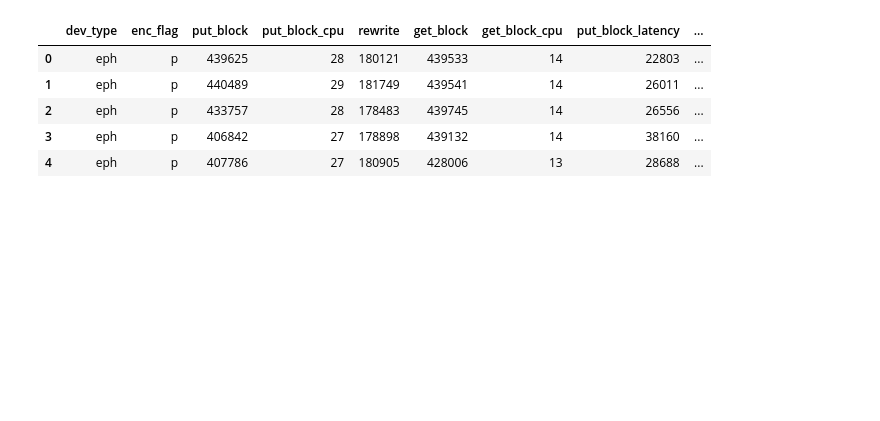
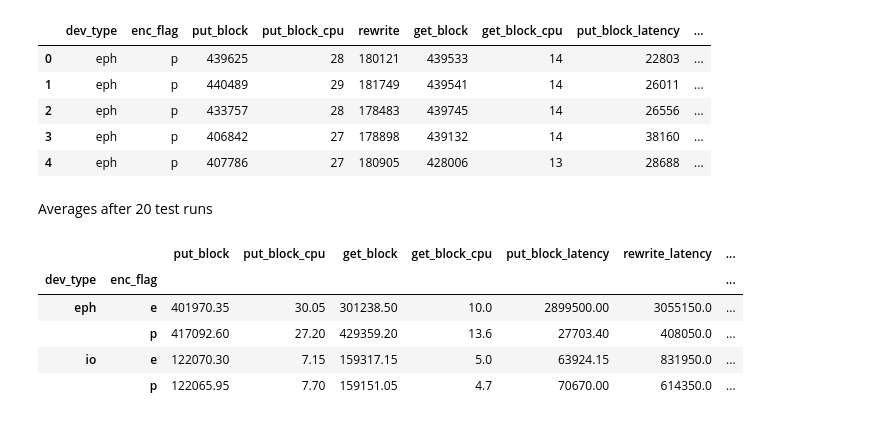
Before and after one commit to philipsoutham/aws-encryption-performance, a Jupyter notebook: To crypto, or not to crypto...-Copy2.ipynb, the cells around one changed output. Saved outputs shown, nothing was run; the diff lists cells and outputs as text; code cells hidden in the pictures; blank space fills up the shorter version.

```diff
--- a/To crypto, or not to crypto...-Copy2.ipynb
+++ b/To crypto, or not to crypto...-Copy2.ipynb
@@ -204,3 +238,14 @@ bonnie.head()
 | 2 | eph | p | 433757 | 28 | 178483 | 439745 | 14 | 26556 | ... |
 | 3 | eph | p | 406842 | 27 | 178898 | 439132 | 14 | 38160 | ... |
 | 4 | eph | p | 407786 | 27 | 180905 | 428006 | 13 | 28688 | ... |
+# %% [markdown]
+Averages after 20 test runs
+# %%
+bonnie.groupby(["dev_type","enc_flag"]).mean()
+# %% [output]
+|  |  | put_block | put_block_cpu | get_block | get_block_cpu | put_block_latency | rewrite_latency | ... |
+| dev_type | enc_flag |  |  |  |  |  |  | ... |
+| eph | e | 401970.35 | 30.05 | 301238.50 | 10.0 | 2899500.00 | 3055150.0 | ... |
+|  | p | 417092.60 | 27.20 | 429359.20 | 13.6 | 27703.40 | 408050.0 | ... |
+| io | e | 122070.30 | 7.15 | 159317.15 | 5.0 | 63924.15 | 831950.0 | ... |
+|  | p | 122065.95 | 7.70 | 159151.05 | 4.7 | 70670.00 | 614350.0 | ... |
```
Also changed, not shown: parts of 36 cells of this notebook, 2 other files.
